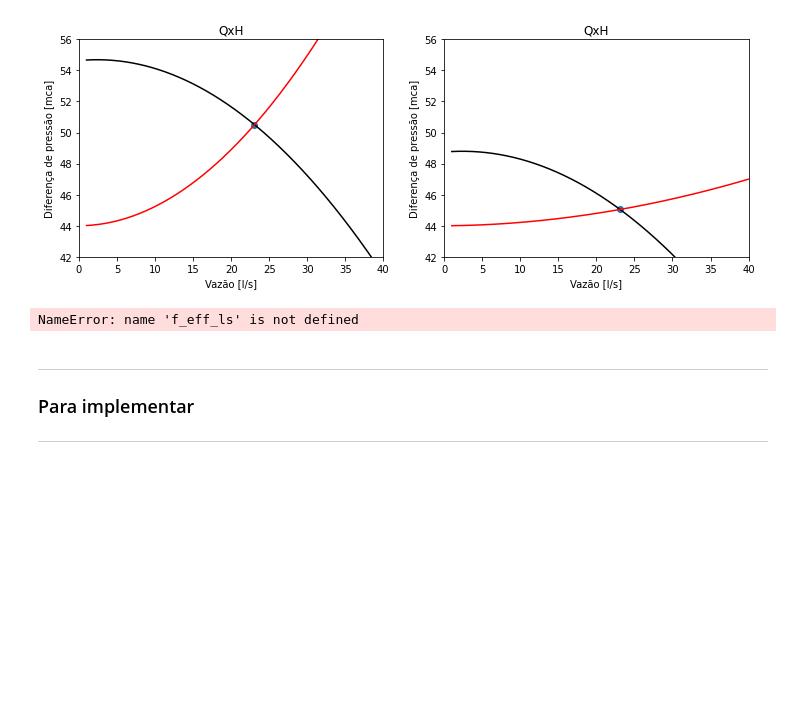
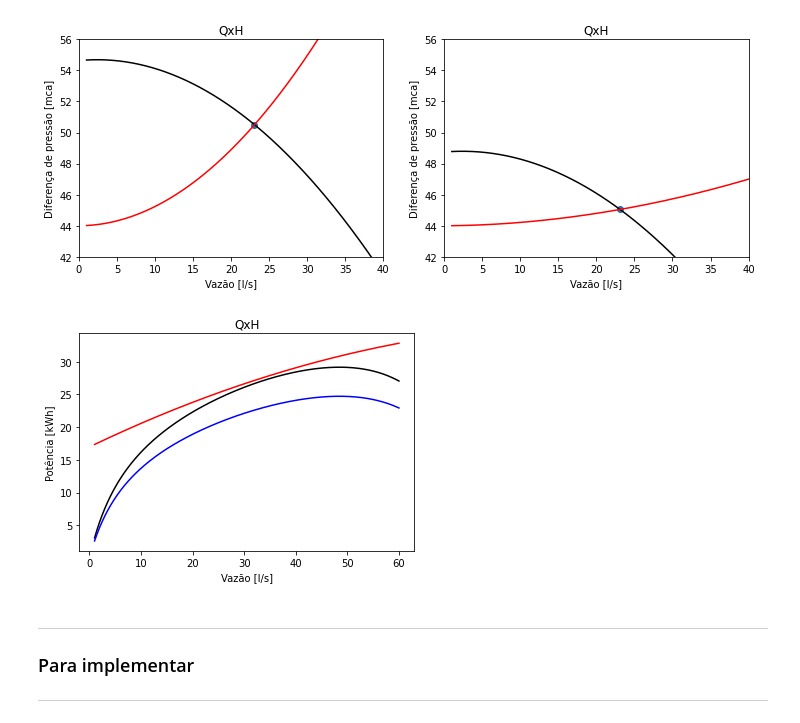
Before and after one commit to Gartarok/Projetos_py, a Jupyter notebook: HPump- VFD.ipynb, the cells around one changed output. Drawn from its saved outputs; the diff is of its cells as text; code cells hidden in the pictures; blank space fills up the shorter version.

Commit message:
GraphElt

```diff
--- a/HPump- VFD.ipynb
+++ b/HPump- VFD.ipynb
@@ -94,6 +94,10 @@ eff_x=np.array([65,92,111,145,182,205])
 coefs = poly.polyfit(eff_x/3.6, eff_y, 2)
 ffit = poly.polyval(x, coefs)
 
+#parametrização dos coeficientes do polinômio de segundo grau para a curva de eficiência
+f_eff_ls = poly.polyval(x, coefs)
+f_eff_mh = poly.polyval(x*3.6, coefs)
+
 plt.plot(x, ffit)
 plt.scatter(eff_x/3.6,eff_y,c='Black')
 plt.xlabel("Vazão [l/s]")
@@ -214,17 +218,25 @@ plt.show()
 # %%
 #POTÊNCIA ELÉTRICA NECESSÁRIA AO SISTEMA
 P_kw =((bomba*(3.6*x))/(367*eta_motor*(f_eff_ls/100))/fator_potencia);
 
 #Medido
 #A divisão por 1000 é para o valor final já ser em kW.
-P_medida_a=((V_volt/1000)*1.73*eta_motor*A)
+P_medida_a=((V_volt/1000)*1.73*eta_motor*a)
 
 coefs = poly.polyfit(q, P_medida_a, 2)
 P_medida = poly.polyval(x, coefs)
 
 P_kw_rotacao_nova=(bomba_rotnova*(3.6*x))/(367*eta_motor*(f_eff_ls/100));
+
+plt.plot(x,P_kw, c='Black')
+plt.plot(x,P_medida, c='Red')
+plt.plot(x,P_kw_rotacao_nova, c='Blue')
+plt.xlabel('Vazão [l/s]')
+plt.ylabel('Potência [kWh]')
+plt.title('QxH')
+plt.show()
 # %% [output]
-NameError: name 'f_eff_ls' is not defined
+[figure, added]
 # %%
 #Procurar os dados de eficiencia no arquivo final
 # %% [markdown]
```
Also changed, not shown: parts of 2 cells of this notebook.
